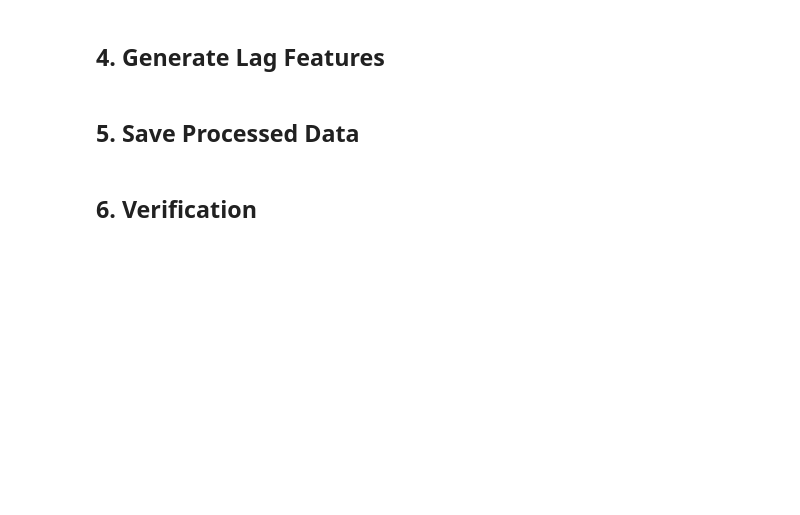
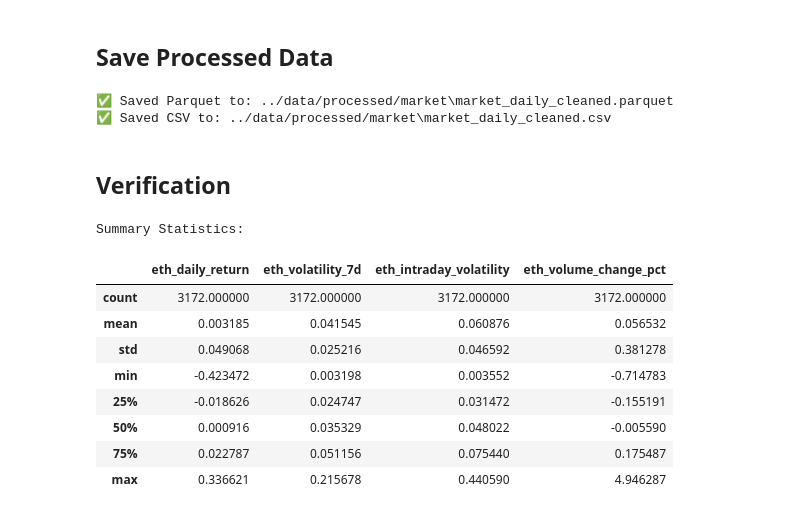
Before and after one commit to NileshFdo/FuseChain-FYP, a Jupyter notebook: ml_pipeline/notebooks/data_preprocess_market.ipynb, the cells around one changed output. Cells and saved outputs as stored; diff of their text form; code cells hidden in the pictures; blank space fills up the shorter version.

```diff
--- a/ml_pipeline/notebooks/data_preprocess_market.ipynb
+++ b/ml_pipeline/notebooks/data_preprocess_market.ipynb
@@ -67,39 +96,44 @@ market_df[['day', 'eth_daily_return', 'eth_volatility_7d', 'eth_intraday_volatil
-# %% [markdown]
-## 4. Generate Lag Features
-# %%
-lag_features = ['eth_close', 'eth_volume', 'eth_daily_return', 'eth_volatility_7d']
-lag_periods = [1, 3, 7]
-
-for feature in lag_features:
-    for lag in lag_periods:
-        col_name = f"{feature}_lag{lag}"
-        market_df[col_name] = market_df[feature].shift(lag)
-
-# Fill initial NaNs caused by lagging (fill with 0 or backfill/forwardfill)
-# Since these are continuous time series, forward fill then 0 is reasonable,
-# but simply filling 0 for missing history is safest for ML to avoid data leakage look-ahead implies
-# actually, strict lag=NaN is best, but usually we fill 0 or mean.
-market_df = market_df.fillna(0)
-
-print(f"Final shape with lags: {market_df.shape}")
-market_df.columns.tolist()
+# %%
+selected_features = [
+'day', 'eth_daily_return', 'eth_volatility_7d', 'eth_intraday_volatility', 'eth_volume_change_pct'
+]
+
+START_DATE = '2017-01-01'
+
+market_df = market_df[market_df['day'] >= START_DATE].copy()
+market_df = market_df[selected_features].copy()
+market_df = market_df.fillna(0)
 # %% [markdown]
-## 5. Save Processed Data
+## Save Processed Data
 # %%
 output_dir = '../data/processed/market'
 os.makedirs(output_dir, exist_ok=True)
 
 # Save as Parquet
-parquet_path = os.path.join(output_dir, 'market_daily_features.parquet')
+parquet_path = os.path.join(output_dir, 'market_daily_cleaned.parquet')
 market_df.to_parquet(parquet_path, index=False)
 print(f"✅ Saved Parquet to: {parquet_path}")
 
 # Save as CSV for inspection
-csv_path = os.path.join(output_dir, 'market_daily_features.csv')
+csv_path = os.path.join(output_dir, 'market_daily_cleaned.csv')
 market_df.to_csv(csv_path, index=False)
 print(f"✅ Saved CSV to: {csv_path}")
+# %% [output]
+✅ Saved Parquet to: ../data/processed/market\market_daily_cleaned.parquet
+✅ Saved CSV to: ../data/processed/market\market_daily_cleaned.csv
 # %% [markdown]
-## 6. Verification
+## Verification
 # %%
 print("Summary Statistics:")
-market_df[['eth_daily_return', 'eth_volatility_7d', 'eth_volume']].describe()
+market_df[['eth_daily_return', 'eth_volatility_7d', 'eth_intraday_volatility', 'eth_volume_change_pct']].describe()
+# %% [output]
+Summary Statistics:
+|  | eth_daily_return | eth_volatility_7d | eth_intraday_volatility | eth_volume_change_pct |
+| count | 3172.000000 | 3172.000000 | 3172.000000 | 3172.000000 |
+| mean | 0.003185 | 0.041545 | 0.060876 | 0.056532 |
+| std | 0.049068 | 0.025216 | 0.046592 | 0.381278 |
+| min | -0.423472 | 0.003198 | 0.003552 | -0.714783 |
+| 25% | -0.018626 | 0.024747 | 0.031472 | -0.155191 |
+| 50% | 0.000916 | 0.035329 | 0.048022 | -0.005590 |
+| 75% | 0.022787 | 0.051156 | 0.075440 | 0.175487 |
+| max | 0.336621 | 0.215678 | 0.440590 | 4.946287 |
```
Also changed, not shown: parts of 7 cells of this notebook, 4 other files.
